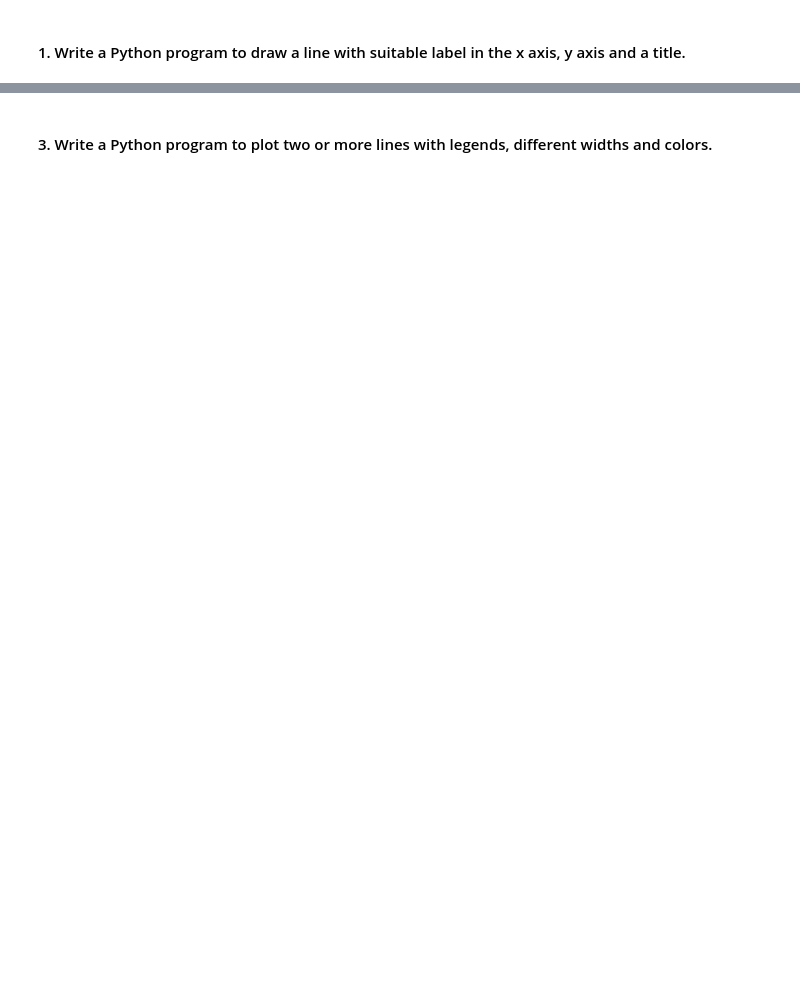
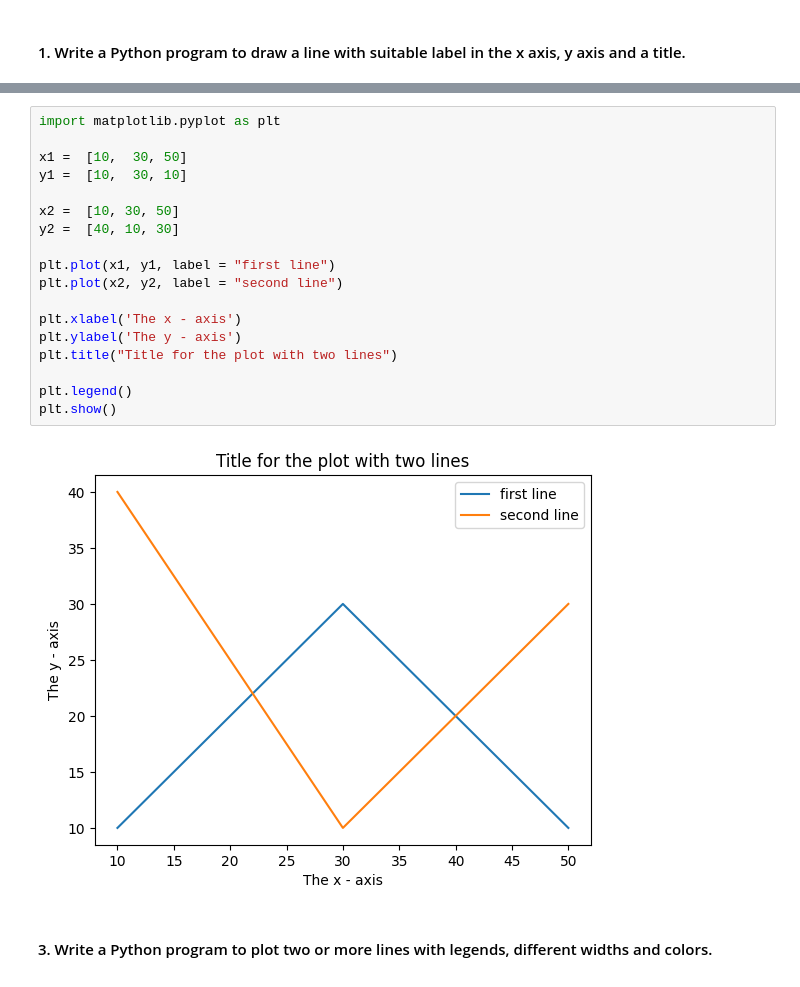
Before and after one commit to SHADIC20003/AMIT_Assignments, a Jupyter notebook: Data Science/Assignment #5/Assignment5_DS.ipynb, the cells around one changed output, grey strips where cells are left out. Cells and saved outputs as stored; diff of their text form; blank space fills up the shorter version.

```diff
--- a/Data Science/Assignment #5/Assignment5_DS.ipynb
+++ b/Data Science/Assignment #5/Assignment5_DS.ipynb
@@ -3,6 +16,26 @@
 # %% [markdown]
 #### 2. Write a Python program to plot two or more lines on same plot with suitable legends of each line.
 ![image-2.png](attachment:image-2.png)
+# %%
+import matplotlib.pyplot as plt
+
+x1 =  [10,  30, 50]
+y1 =  [10,  30, 10]
+
+x2 =  [10, 30, 50]
+y2 =  [40, 10, 30]
+
+plt.plot(x1, y1, label = "first line")
+plt.plot(x2, y2, label = "second line")
+
+plt.xlabel('The x - axis')
+plt.ylabel('The y - axis')
+plt.title("Title for the plot with two lines")
+
+plt.legend()
+plt.show()
+# %% [output]
+[figure, added]
 # %% [markdown]
 #### 3. Write a Python program to plot two or more lines with legends, different widths and colors.
 ![image.png](attachment:image.png)
```
Also changed, not shown: parts of 8 cells of this notebook.
